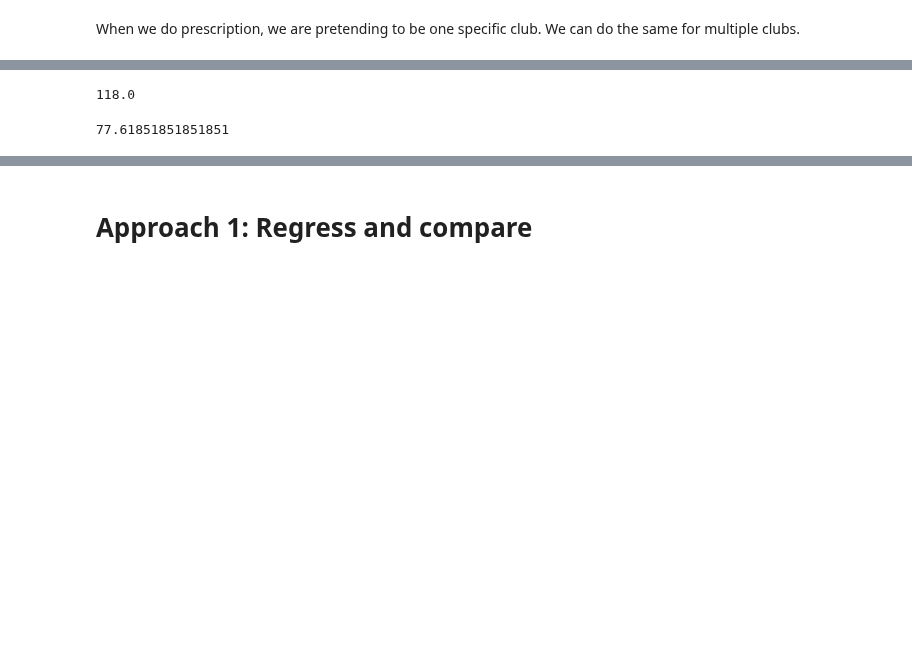
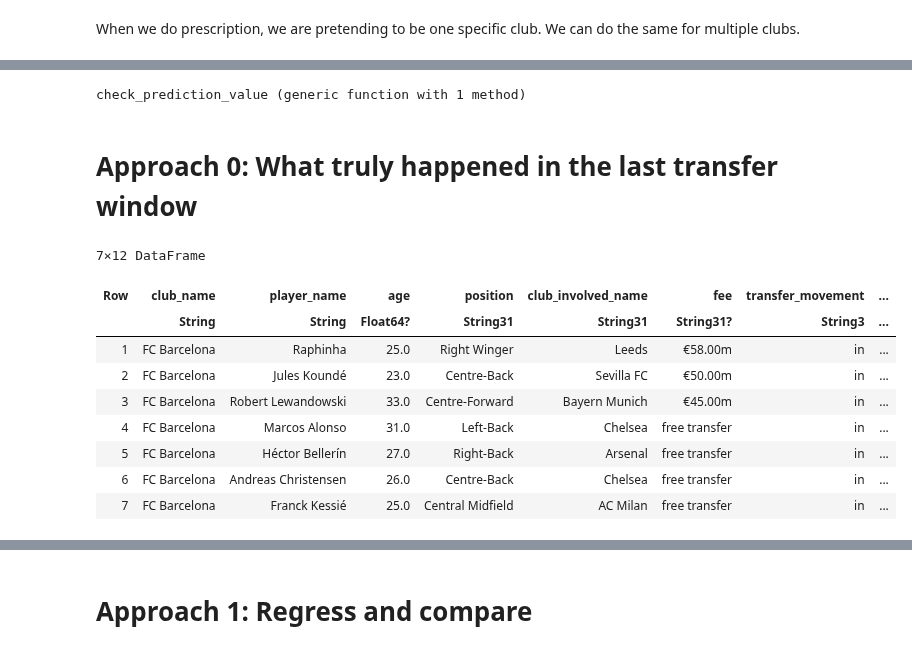
Before and after one commit to azanon00/Transfer_Strategy_Prescription, a Jupyter notebook: code/andrea_prescriptive_models.ipynb, the cells around one changed output, grey strips where cells are left out. Drawn from its saved outputs; the diff is of its cells as text; code cells hidden in the pictures; blank space fills up the shorter version.

```diff
--- a/code/andrea_prescriptive_models.ipynb
+++ b/code/andrea_prescriptive_models.ipynb
@@ -39,11 +131,18 @@ data_rest = data[data[:, "club_name"] .!= club_choosen, :]
+# %%
+function check_prediction_value(pred, test)
+
+    # set plot dimensions
+    plot_size = (800, 400)
+
+    histogram(pred, label = "pred", color = "red", seriesalpha = 0.5)
+    display(histogram!(test, label = "test", color = "blue", seriesalpha = 0.5))
+
+end
+# %% [output]
+check_prediction_value (generic function with 1 method)
+# %% [markdown]
+# Approach 0: What truly happened in the last transfer window
 # %%
 # useful to compare our model with what truly happens
-transfers_club = transfers[transfers[:, "club_name"] .== club_choosen_transferName, ["transfer_movement", "fee_cleaned"]]
-transfers_club = transfers_club[completecases(transfers_club), :]
-
-transfers_in = transfers_club[transfers_club[:, "transfer_movement"] .== "in", "fee_cleaned"]
-transfers_out = transfers_club[transfers_club[:, "transfer_movement"] .== "out", "fee_cleaned"]
-
-net_spend = sum(transfers_in) - sum(transfers_out)
+transfers_club = transfers[transfers[:, "club_name"] .== club_choosen_transferName, :]
+transfers_club = transfers_club[completecases(transfers_club), :];
-# %% [output]
-118.0
@@ -74,4 +149,13 @@ m_c = 0.9 * r_c + 0.1 * p_c # overall rating
-# %%
-sum(m_c) / k
-# %% [output]
-77.61851851851851
+# %%
+transfers_in = transfers_club[transfers_club[:, "transfer_movement"] .== "in", :]
+# %% [output]
+7×12 DataFrame
+| Row | club_name | player_name | age | position | club_involved_name | fee | transfer_movement | ... |
+|  | String | String | Float64? | String31 | String31 | String31? | String3 | ... |
+| 1 | FC Barcelona | Raphinha | 25.0 | Right Winger | Leeds | €58.00m | in | ... |
+| 2 | FC Barcelona | Jules Koundé | 23.0 | Centre-Back | Sevilla FC | €50.00m | in | ... |
+| 3 | FC Barcelona | Robert Lewandowski | 33.0 | Centre-Forward | Bayern Munich | €45.00m | in | ... |
+| 4 | FC Barcelona | Marcos Alonso | 31.0 | Left-Back | Chelsea | free transfer | in | ... |
+| 5 | FC Barcelona | Héctor Bellerín | 27.0 | Right-Back | Arsenal | free transfer | in | ... |
+| 6 | FC Barcelona | Andreas Christensen | 26.0 | Centre-Back | Chelsea | free transfer | in | ... |
+| 7 | FC Barcelona | Franck Kessié | 25.0 | Central Midfield | AC Milan | free transfer | in | ... |
```
Also changed, not shown: parts of 33 cells of this notebook.
